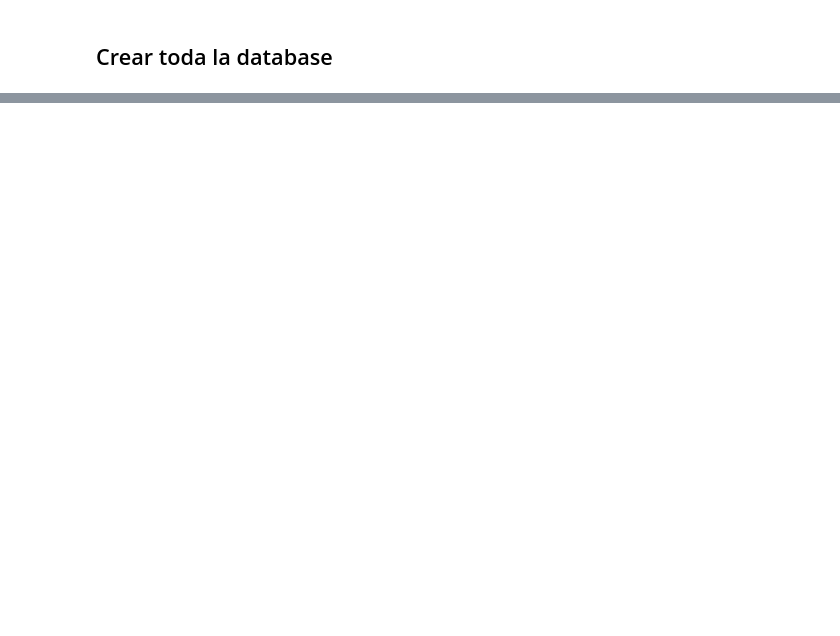
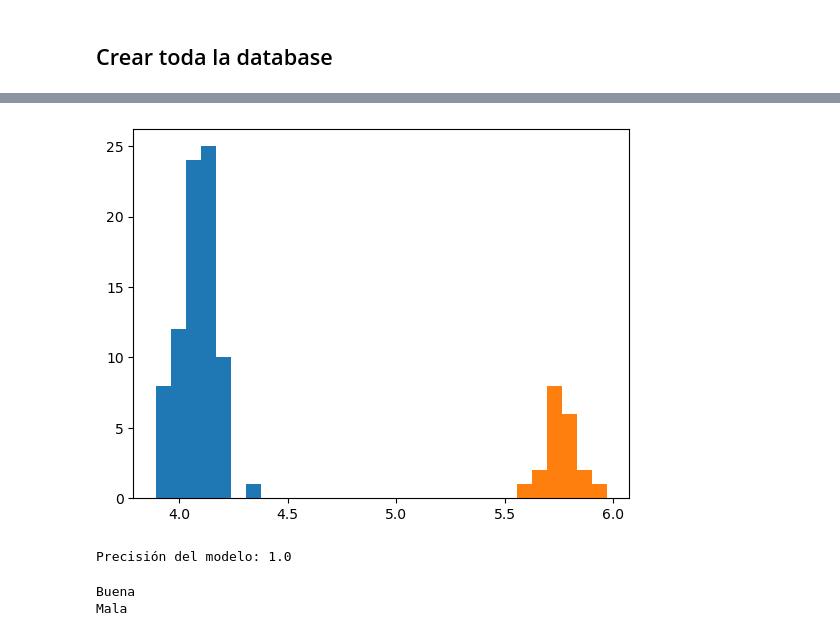
Before and after one commit to deivMM/IA, a Jupyter notebook: scripts_pruebas/clasificacion_imagenes.ipynb, the cells around one changed output, grey strips where cells are left out. Drawn from its saved outputs; the diff is of its cells as text; code cells hidden in the pictures; blank space fills up the shorter version.

```diff
--- a/scripts_pruebas/clasificacion_imagenes.ipynb
+++ b/scripts_pruebas/clasificacion_imagenes.ipynb
@@ -140,0 +68,44 @@ plt.show()
+# %%
+data_points_stds = data_points[:, :, 0].std(1)
+indices_ok = [indice for indice, valor in enumerate(data_NOK) if valor == 'OK']
+indices_nok = [indice for indice, valor in enumerate(data_NOK) if valor == 'NOK']
+
+valores_ok = data_points_stds[indices_ok]
+valores_nok = data_points_stds[indices_nok]
+
+plt.hist([valores_ok,valores_nok],bins =30, stacked=True)
+plt.show()
+# %% [output]
+[figure, added]
+# %%
+import numpy as np
+from sklearn.model_selection import train_test_split
+from sklearn.linear_model import LogisticRegression
+from sklearn.metrics import accuracy_score
+
+X = data_points_stds.reshape(-1, 1)
+y = np.array(data_NOK)
+y_binary = np.where(y == 'OK', 0, 1)
+
+X_train, X_test, y_train, y_test = train_test_split(X, y_binary, test_size=0.2, random_state=42)
+model = LogisticRegression()
+model.fit(X_train, y_train)
+y_pred = model.predict(X_test)
+
+accuracy = accuracy_score(y_test, y_pred)
+print("Precisión del modelo:", accuracy)
+# %% [output]
+Precisión del modelo: 1.0
+# %%
+def imagen_buena_o_mala(imagen):
+    res = model.predict(imagen[:,0].std().reshape(-1, 1))
+    if res.item() == 0:
+            print("Buena")
+    else:
+        print("Mala")
+
+imagen_buena_o_mala(np.column_stack(get_data(500)))
+imagen_buena_o_mala(np.column_stack(get_wrong_data(1000)))
+# %% [output]
+Buena
+Mala
```
Also changed, not shown: parts of 7 cells of this notebook, 2 other files.
